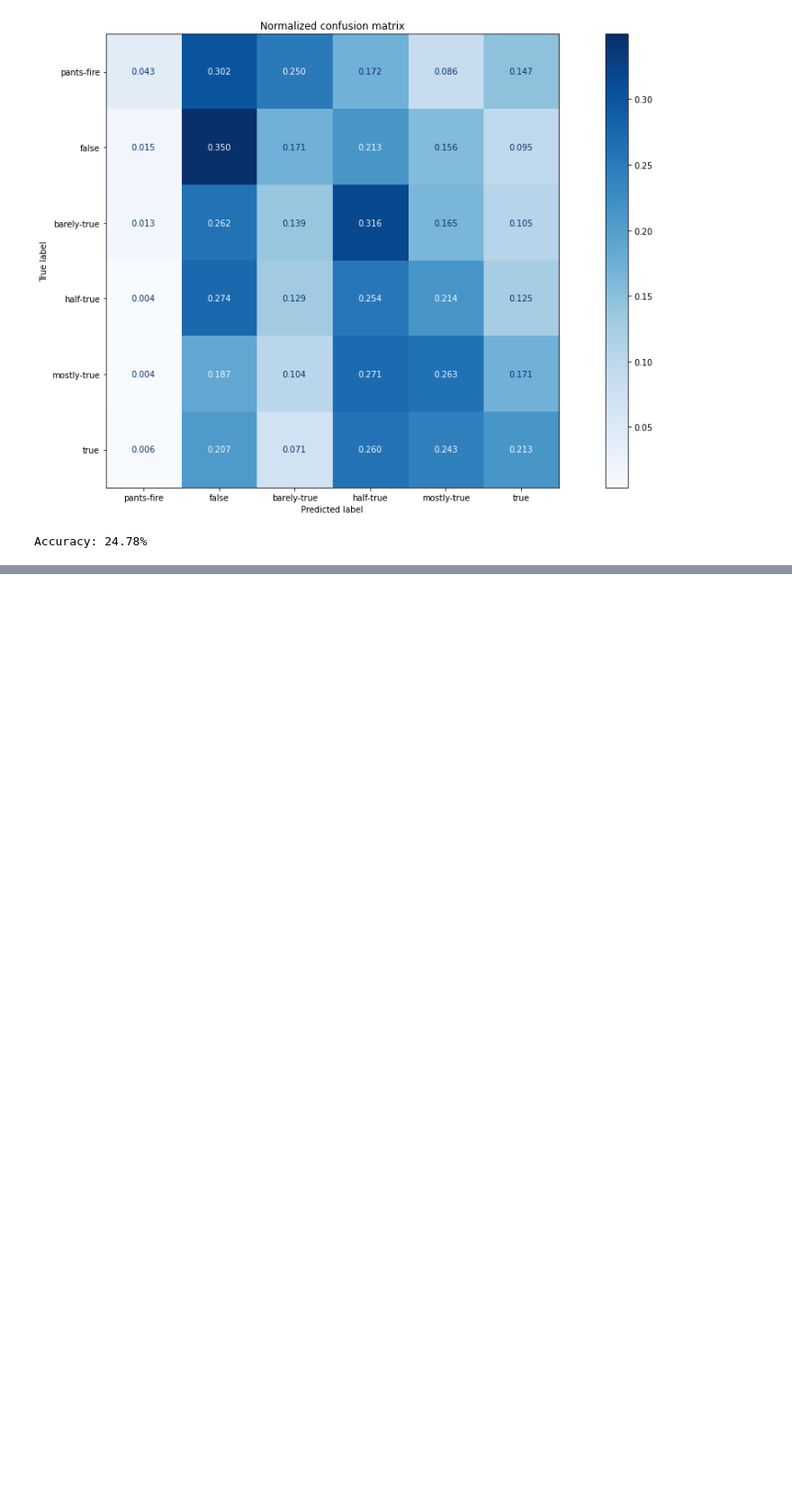
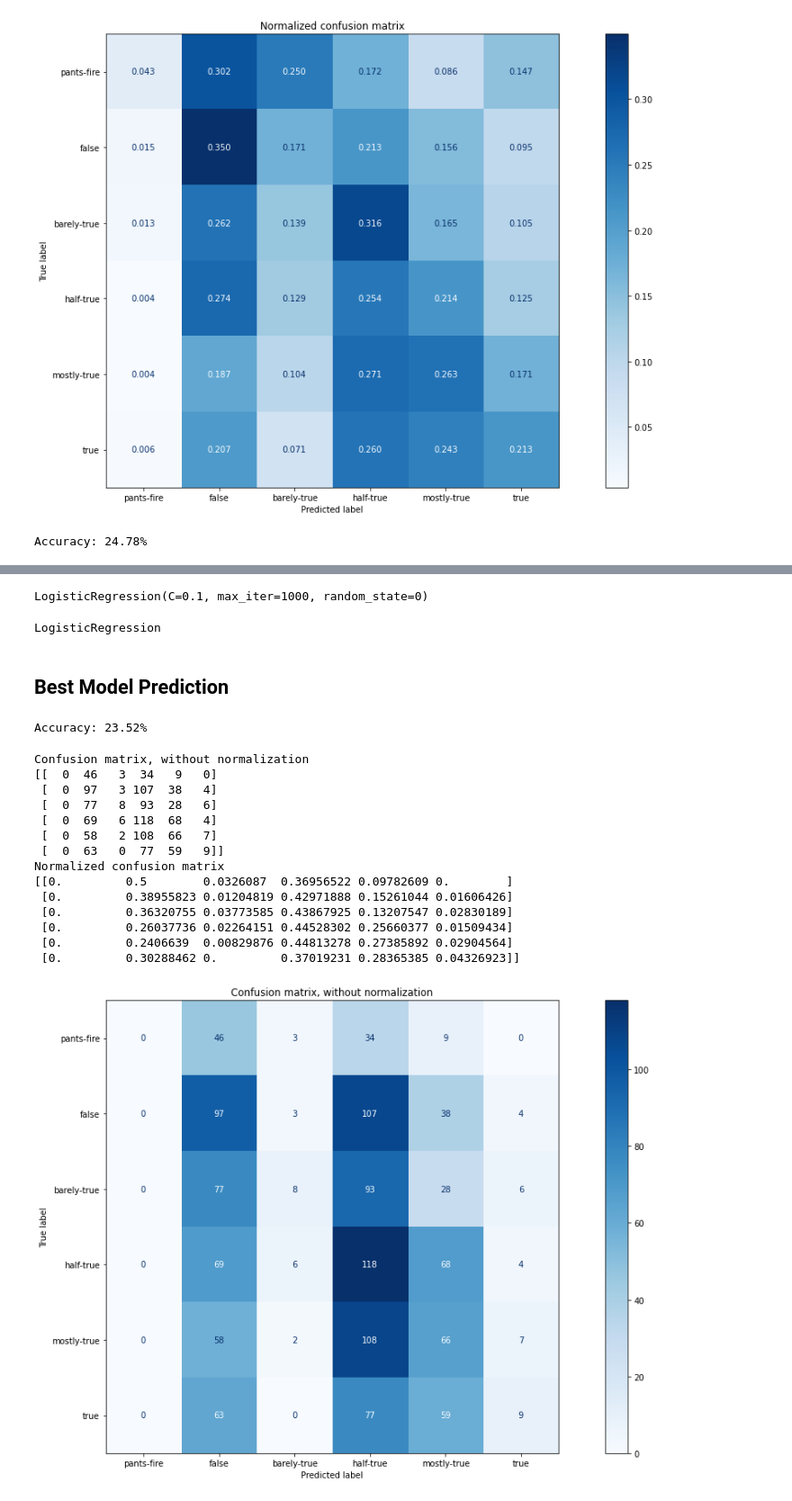
Before and after one commit to spolo96/Fake-news-detection-study, a Jupyter notebook: models/LogisticRegression-FakeNewsDetection.ipynb, the cells around one changed output, grey strips where cells are left out. Shown at 90% size. Cells and saved outputs as stored; diff of their text form; code cells hidden in the pictures; blank space fills up the shorter version.

```diff
--- a/models/LogisticRegression-FakeNewsDetection.ipynb
+++ b/models/LogisticRegression-FakeNewsDetection.ipynb
@@ -844,0 +994,11 @@ Normalized confusion matrix
+# %%
+print(best_model)
+best_model_dict = best_model.get_params()
+# %% [output]
+LogisticRegression(C=0.1, max_iter=1000, random_state=0)
+# %%
+#Get the name of the model to include it in the logs
+model_name = type(best_model).__name__
+print(model_name)
+# %% [output]
+LogisticRegression
@@ -844,0 +1015,45 @@ Normalized confusion matrix
+# %% [markdown]
+## Best Model Prediction
+# %%
+tfidf_test = tfidf_vectorizer.transform(x_test)
+y_pred_test=best_model.predict(tfidf_test)
+score=accuracy_score(y_test,y_pred_test)
+print(f'Accuracy: {round(score*100,2)}%')
+# %% [output]
+Accuracy: 23.52%
+# %%
+# Plot confusion matrix
+plt.rcParams["figure.figsize"] = (20,10)
+
+
+titles_options = [("Confusion matrix, without normalization", None,''),
+                  ("Normalized confusion matrix", 'true','.3f')]
+for title, normalize, format in titles_options:
+    disp = plot_confusion_matrix(best_model, tfidf_test, y_test,
+                                 labels=class_names,
+                                 cmap=plt.cm.Blues,
+                                 normalize=normalize, values_format=format,)
+    disp.ax_.set_title(title)
+    disp.ax_.set_xticklabels(class_names)
+    disp.ax_.set_yticklabels(class_names)
+
+    print(title)
+    print(disp.confusion_matrix)
+
+plt.show()
+# %% [output]
+Confusion matrix, without normalization
+[[  0  46   3  34   9   0]
+ [  0  97   3 107  38   4]
+ [  0  77   8  93  28   6]
+ [  0  69   6 118  68   4]
+ [  0  58   2 108  66   7]
+ [  0  63   0  77  59   9]]
+Normalized confusion matrix
+[[0.         0.5        0.0326087  0.36956522 0.09782609 0.        ]
+ [0.         0.38955823 0.01204819 0.42971888 0.15261044 0.01606426]
+ [0.         0.36320755 0.03773585 0.43867925 0.13207547 0.02830189]
+ [0.         0.26037736 0.02264151 0.44528302 0.25660377 0.01509434]
+ [0.         0.2406639  0.00829876 0.44813278 0.27385892 0.02904564]
+ [0.         0.30288462 0.         0.37019231 0.28365385 0.04326923]]
+[figure, added]
```
Also changed, not shown: parts of 12 cells of this notebook, 1 other file.
